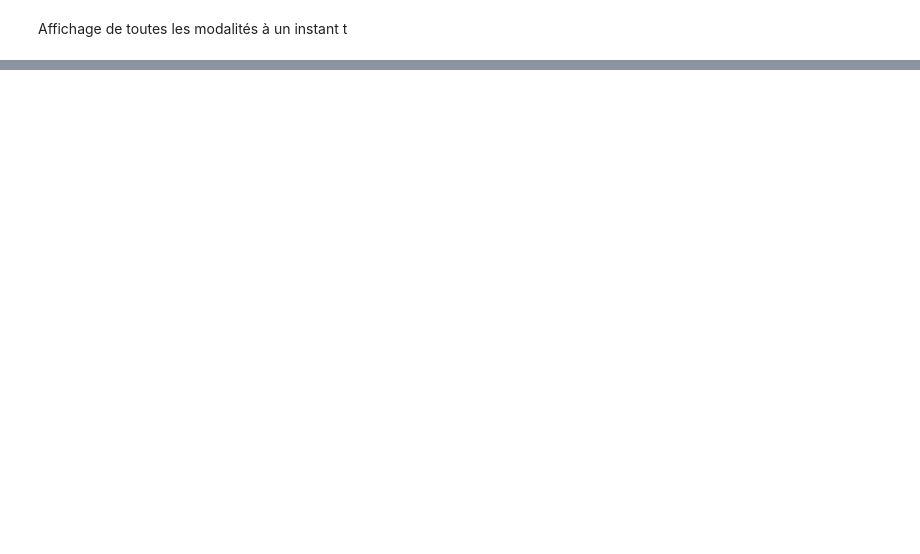
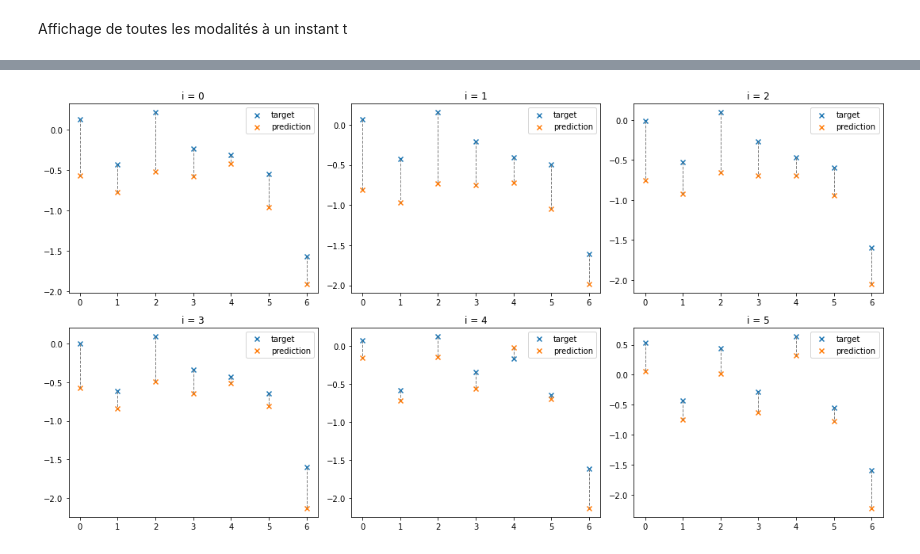
Before and after one commit to nour-bouchouchi/M2-iTransformer, a Jupyter notebook: ETTh1.ipynb, the cells around one changed output, grey strips where cells are left out. Saved outputs shown, nothing was run; the diff lists cells and outputs as text; code cells hidden in the pictures; blank space fills up the shorter version.

```diff
--- a/ETTh1.ipynb
+++ b/ETTh1.ipynb
@@ -231,0 +240,21 @@ plt.show()
+# %%
+plt.figure(figsize=(15, 8))
+
+for i in range(1, 7):
+    plt.subplot(2, 3, i)
+
+    current_i = i - 1
+
+    plt.scatter(np.arange(len(target[0, current_i, :])), target[0, current_i, :].to("cpu"), marker='x', label="target")
+    plt.scatter(np.arange(len(target[0, current_i, :])), yhat[0, current_i, :].to("cpu"), marker='x', label="prediction")
+
+    for j in range(len(target[0, 0, :])):
+        plt.plot([j, j], [target[0, current_i, j].to("cpu"), yhat[0, current_i, j].to("cpu")], color='gray', linestyle='--', linewidth=1)
+
+    plt.title(f"i = {current_i}")
+    plt.legend()
+
+plt.tight_layout()
+plt.show()
+# %% [output]
+[figure, added]
```
Also changed, not shown: parts of 10 cells of this notebook.
